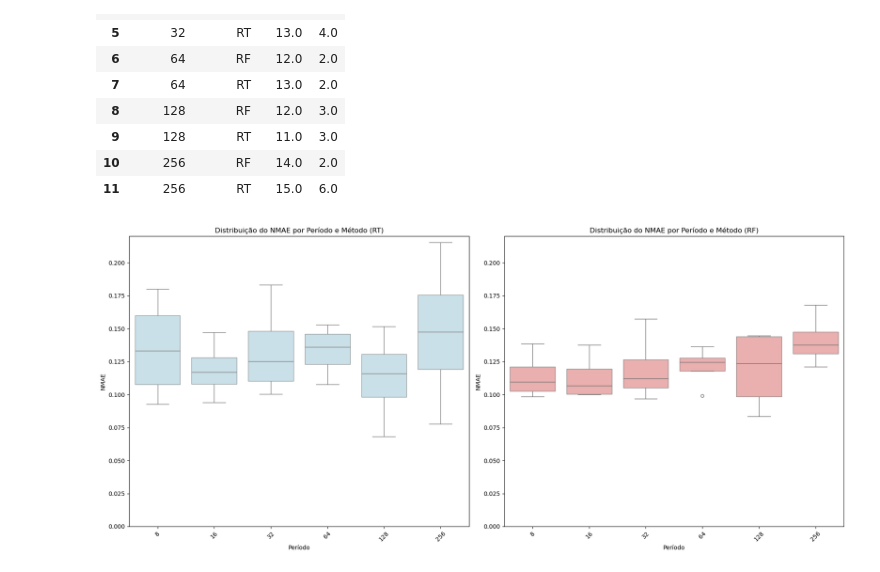
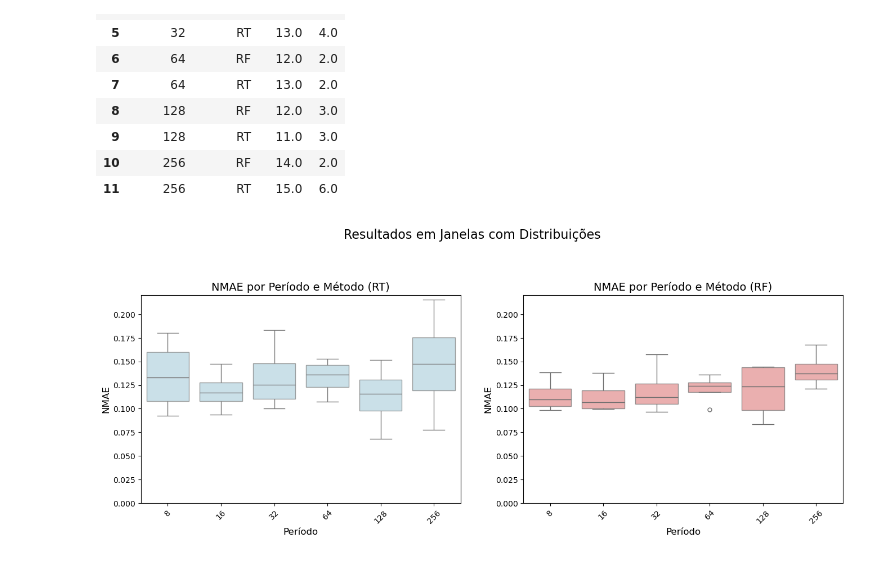
Before and after one commit to DaviVilarinho/ic-intervalo-qos, a Jupyter notebook: AnalisePeriodicidadeDistrib.ipynb, the cells around one changed output. Drawn from its saved outputs; the diff is of its cells as text; code cells hidden in the pictures.

```diff
--- a/AnalisePeriodicidadeDistrib.ipynb
+++ b/AnalisePeriodicidadeDistrib.ipynb
@@ -68,29 +68,33 @@ group_by_method
 # %%
 import matplotlib.pyplot as plt
 import seaborn as sns
 
-fig, axes = plt.subplots(1, 2, figsize=(18, 8))
+fig, axes = plt.subplots(1, 2, figsize=(14, 6))
 
 y_limits = (0, 0.22)
 
 sns.boxplot(x='período', y='nmae', data=data[data['método'] == 'RT'],
             color="lightblue", boxprops=dict(alpha=0.7), fliersize=5, ax=axes[0])
 axes[0].set_ylim(y_limits)
-axes[0].set_xlabel("Período")
-axes[0].set_ylabel("NMAE")
-axes[0].set_title("Distribuição do NMAE por Período e Método (RT)")
-axes[0].tick_params(axis='x', rotation=45)
+axes[0].set_xlabel("Período", fontsize=12)
+axes[0].set_ylabel("NMAE", fontsize=12)
+axes[0].set_title("NMAE por Período e Método (RT)", fontsize=14)
+axes[0].tick_params(axis='x', rotation=45, labelsize=10)
+axes[0].tick_params(axis='y', labelsize=10)
 
 sns.boxplot(x='período', y='nmae', data=data[data['método'] == 'RF'],
             color="lightcoral", boxprops=dict(alpha=0.7), fliersize=5, ax=axes[1])
 axes[1].set_ylim(y_limits)
-axes[1].set_xlabel("Período")
-axes[1].set_ylabel("NMAE")
-axes[1].set_title("Distribuição do NMAE por Período e Método (RF)")
-axes[1].tick_params(axis='x', rotation=45)
+axes[1].set_xlabel("Período", fontsize=12)
+axes[1].set_ylabel("NMAE", fontsize=12)
+axes[1].set_title("NMAE por Período e Método (RF)", fontsize=14)
+axes[1].tick_params(axis='x', rotation=45, labelsize=10)
+axes[1].tick_params(axis='y', labelsize=10)
 
-plt.tight_layout()
+fig.suptitle("Resultados em Janelas com Distribuições", fontsize=16)
+
+plt.tight_layout(pad=3.0)
 
 plt.show()
 # %% [output]
-[figure, old version]
+[figure, new version]
```
Also changed, not shown: parts of 1 cell of this notebook.
